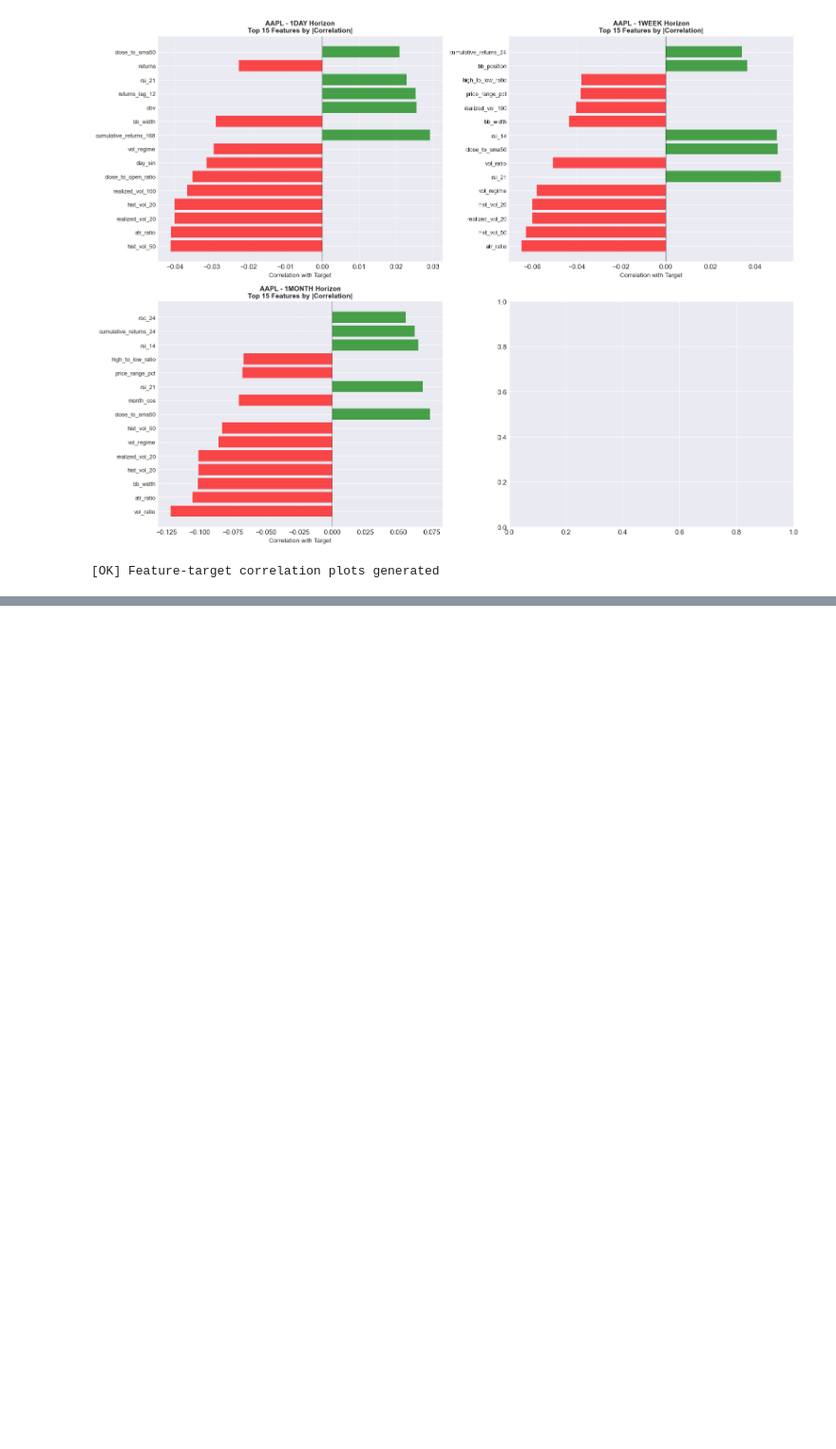
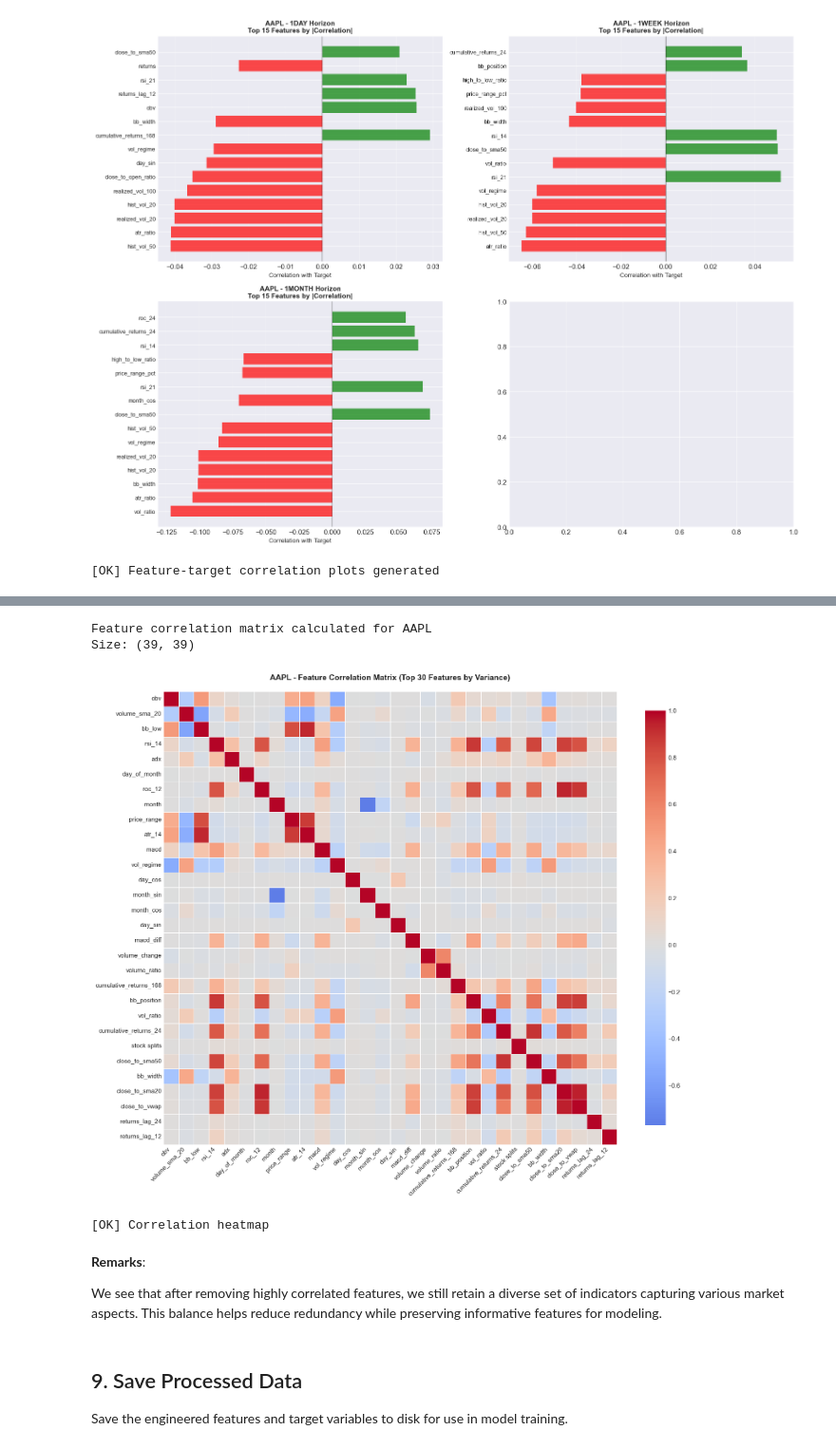
Before and after one commit to DXDXdada/isf_25_26_deep_learning_project, a Jupyter notebook: notebooks_new/2_feature_engineering.ipynb, the cells around one changed output, grey strips where cells are left out. Shown: that part at 95% size. Saved outputs shown, nothing was run; the diff lists cells and outputs as text; code cells hidden in the pictures; blank space fills up the shorter version.

```diff
--- a/notebooks_new/2_feature_engineering_preprocessing.ipynb
+++ b/notebooks_new/2_feature_engineering.ipynb
@@ -748,3 +940,42 @@ Save the engineered features and target variables to disk for use in model train
+# %%
+# Calculate correlation matrix for one asset
+sample_asset = 'AAPL'
+feature_cols = get_feature_columns(final_data_cleaned[sample_asset])
+correlation_matrix = final_data_cleaned[sample_asset][feature_cols].corr()
+
+print(f"Feature correlation matrix calculated for {sample_asset}")
+print(f"Size: {correlation_matrix.shape}")
+# Plot correlation heatmap (top features by variance)
+# Select top 30 features with highest variance
+feature_variance = final_data_cleaned[sample_asset][feature_cols].var().sort_values(ascending=False)
+top_features = feature_variance.head(30).index.tolist()
+
+fig, ax = plt.subplots(figsize=(16, 14))
+corr_subset = correlation_matrix.loc[top_features, top_features]
+sns.heatmap(corr_subset, annot=False, cmap='coolwarm', center=0,
+            square=True, linewidths=0.5, cbar_kws={"shrink": 0.8},
+            xticklabels=True, yticklabels=True)
+ax.set_title(f'{sample_asset} - Feature Correlation Matrix (Top 30 Features by Variance)',
+             fontsize=14, fontweight='bold', pad=20)
+plt.xticks(rotation=45, ha='right')
+plt.yticks(rotation=0)
+plt.tight_layout()
+plt.show()
+
+print("[OK] Correlation heatmap")
+# %% [output]
+Feature correlation matrix calculated for AAPL
+Size: (39, 39)
+[figure, added]
+[OK] Correlation heatmap
+# %% [markdown]
+**Remarks**:
+
+We see that after removing highly correlated features, we still retain a diverse set of indicators capturing various market aspects. This balance helps reduce redundancy while preserving informative features for modeling.
+# %% [markdown]
+## 9. Save Processed Data
+
+Save the engineered features and target variables to disk for use in model training.
 # %%
 print("="*80)
 print("SAVING PROCESSED DATA")
```
Also changed, not shown: parts of 11 cells of this notebook.
